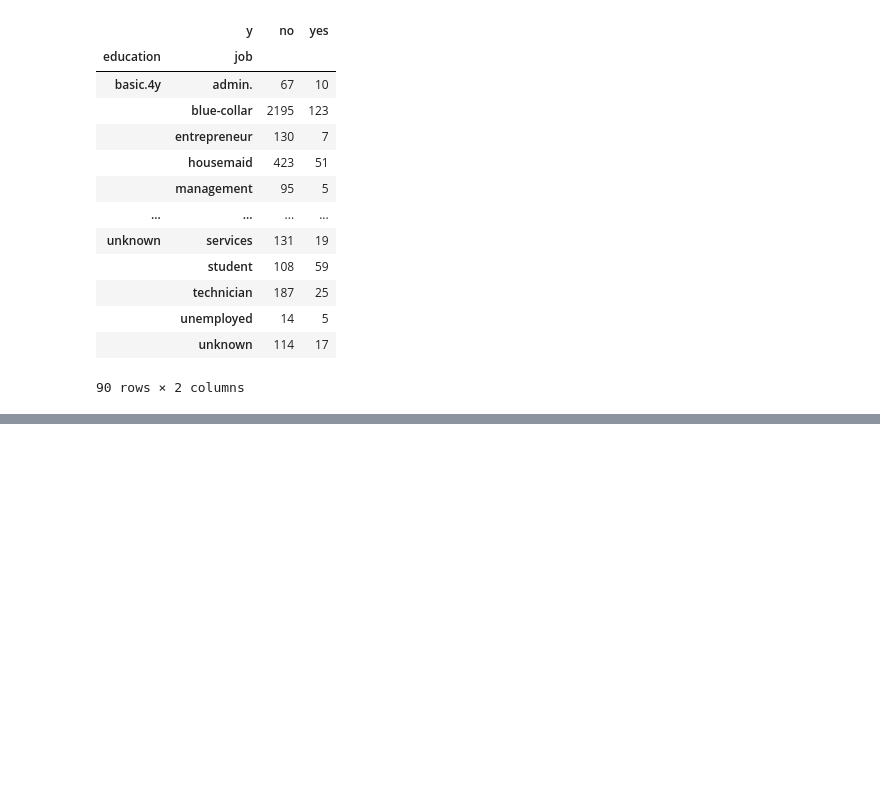
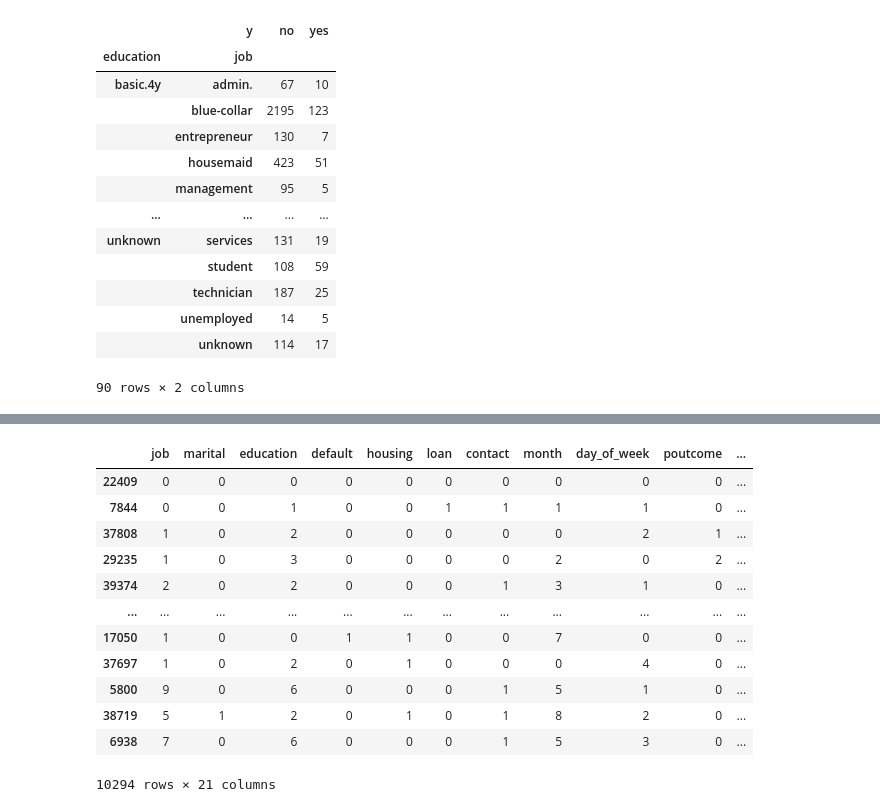
Before and after one commit to agustinluj/First-ML-Algorithm-Logistic-Regression, a Jupyter notebook: src/explore.ipynb, the cells around one changed output, grey strips where cells are left out. Drawn from its saved outputs; the diff is of its cells as text; code cells hidden in the pictures; blank space fills up the shorter version.

Commit message:
Everything scaled to train the model

```diff
--- a/src/explore.ipynb
+++ b/src/explore.ipynb
@@ -161,0 +182,11 @@ pivot_percentage.style.format("{:.2f}%")
+# %%
+df_train, df_test = tts(df.drop(columns=['y']), test_size=0.25, random_state=100)
+# %%
+# define columns by numeric or categoric to factorize and then scale
+data_types = df.dtypes
+numeric_columns = [c for c in list(data_types[data_types != 'object'].index) if c != 'y']
+categoric_columns = [c for c in list(data_types[data_types == 'object'].index) if c!= 'y']
+# %%
+df_train_categ_factorized = df_train[categoric_columns].apply(lambda col: pd.factorize(col)[0])
+df_test_categ_factorized = df_test[categoric_columns].apply(lambda col: pd.factorize(col)[0])
+df_train_categ_factorized
@@ -161,0 +207,19 @@ pivot_percentage.style.format("{:.2f}%")
+# %%
+# an inner_join to present all numeric data in 'one' pd to take to scale further
+total_data_train = df_train_categ_factorized.join(df_train[numeric_columns]).join(df['y'])
+total_data_test = df_test_categ_factorized.join(df_test[numeric_columns]).join(df['y'])
+total_data_test
+# %% [output]
+|  | job | marital | education | default | housing | loan | contact | month | day_of_week | poutcome | ... |
+| 22409 | 0 | 0 | 0 | 0 | 0 | 0 | 0 | 0 | 0 | 0 | ... |
+| 7844 | 0 | 0 | 1 | 0 | 0 | 1 | 1 | 1 | 1 | 0 | ... |
+| 37808 | 1 | 0 | 2 | 0 | 0 | 0 | 0 | 0 | 2 | 1 | ... |
+| 29235 | 1 | 0 | 3 | 0 | 0 | 0 | 0 | 2 | 0 | 2 | ... |
+| 39374 | 2 | 0 | 2 | 0 | 0 | 0 | 1 | 3 | 1 | 0 | ... |
+| ... | ... | ... | ... | ... | ... | ... | ... | ... | ... | ... | ... |
+| 17050 | 1 | 0 | 0 | 1 | 1 | 0 | 0 | 7 | 0 | 0 | ... |
+| 37697 | 1 | 0 | 2 | 0 | 1 | 0 | 0 | 0 | 4 | 0 | ... |
+| 5800 | 9 | 0 | 6 | 0 | 0 | 0 | 1 | 5 | 1 | 0 | ... |
+| 38719 | 5 | 1 | 2 | 0 | 1 | 0 | 1 | 8 | 2 | 0 | ... |
+| 6938 | 7 | 0 | 6 | 0 | 0 | 0 | 1 | 5 | 3 | 0 | ... |
+10294 rows × 21 columns
```
Also changed, not shown: parts of 6 cells of this notebook.
